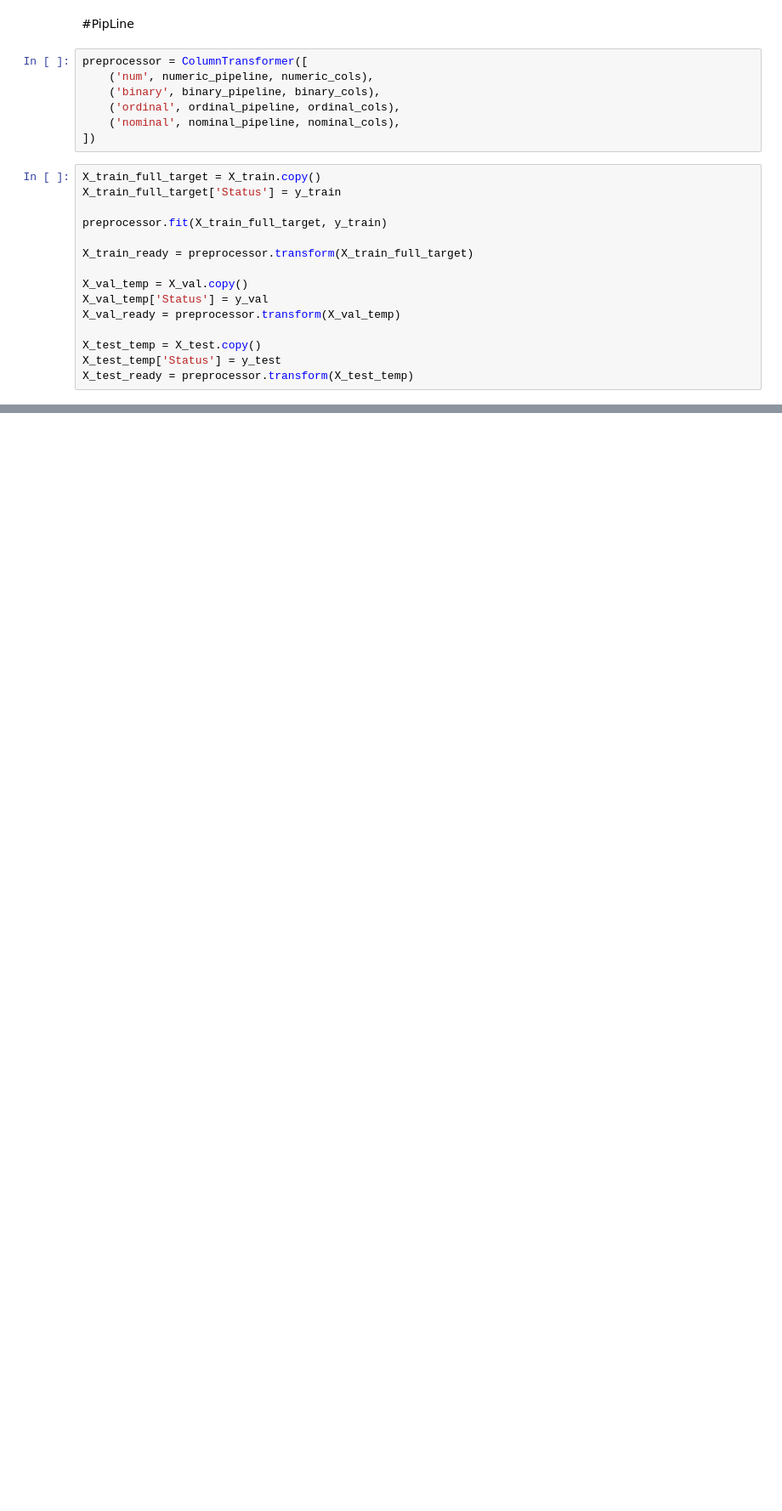
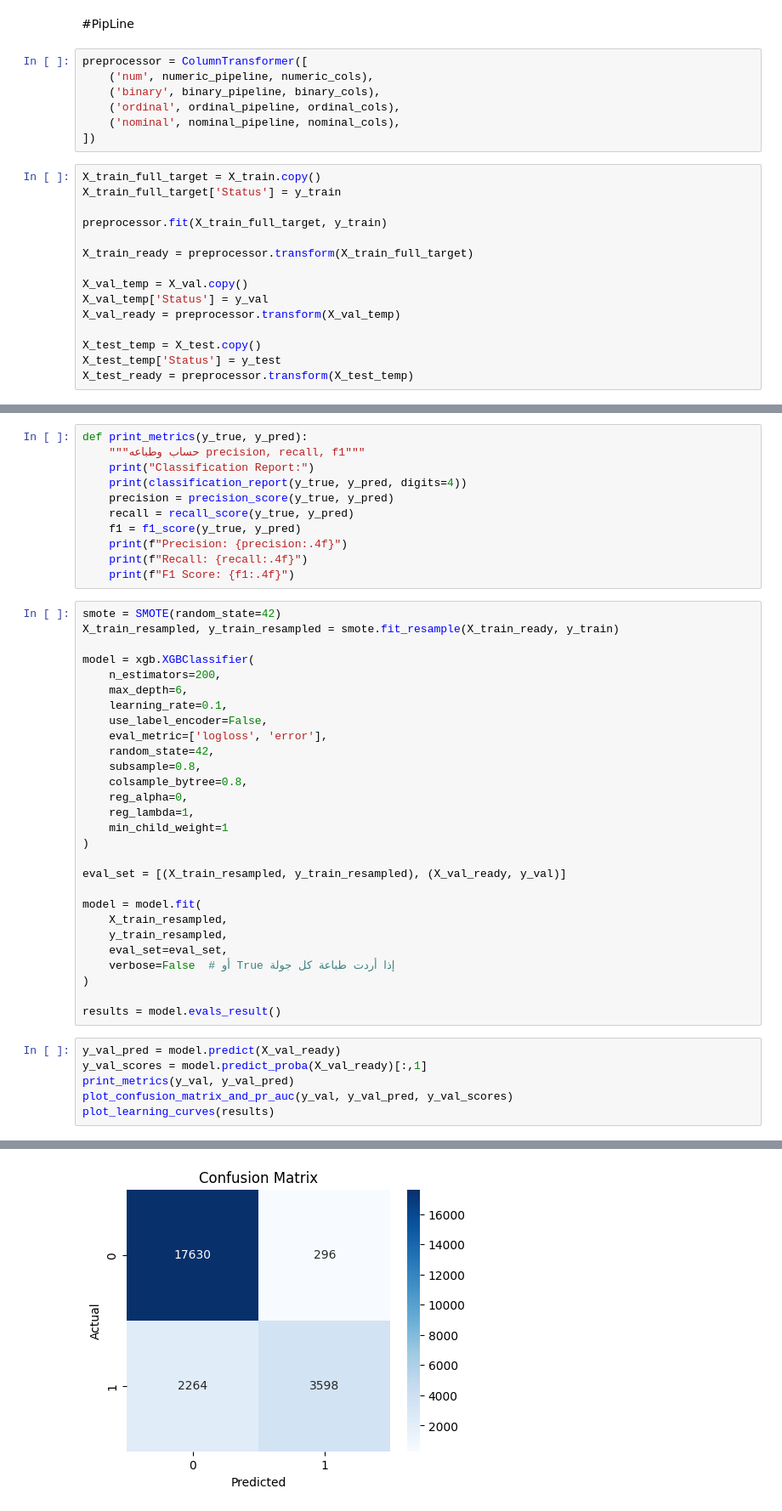
Before and after one commit to angiegh2002/Loan_Default_Detection, a Jupyter notebook: DM&ML (33).ipynb, the cells around one changed output, grey strips where cells are left out. Shown at 85% size. Saved outputs shown, nothing was run; the diff lists cells and outputs as text; blank space fills up the shorter version.

```diff
--- a/DM&ML (33).ipynb
+++ b/DM&ML (33).ipynb
@@ -1194,0 +1098,46 @@ Requirement already satisfied: threadpoolctl<4,>=2.0.0 in /usr/local/lib/python3
+# %%
+def print_metrics(y_true, y_pred):
+    """حساب وطباعه precision, recall, f1"""
+    print("Classification Report:")
+    print(classification_report(y_true, y_pred, digits=4))
+    precision = precision_score(y_true, y_pred)
+    recall = recall_score(y_true, y_pred)
+    f1 = f1_score(y_true, y_pred)
+    print(f"Precision: {precision:.4f}")
+    print(f"Recall: {recall:.4f}")
+    print(f"F1 Score: {f1:.4f}")
+# %%
+smote = SMOTE(random_state=42)
+X_train_resampled, y_train_resampled = smote.fit_resample(X_train_ready, y_train)
+
+model = xgb.XGBClassifier(
+    n_estimators=200,
+    max_depth=6,
+    learning_rate=0.1,
+    use_label_encoder=False,
+    eval_metric=['logloss', 'error'],
+    random_state=42,
+    subsample=0.8,
+    colsample_bytree=0.8,
+    reg_alpha=0,
+    reg_lambda=1,
+    min_child_weight=1
+)
+
+eval_set = [(X_train_resampled, y_train_resampled), (X_val_ready, y_val)]
+
+model = model.fit(
+    X_train_resampled,
+    y_train_resampled,
+    eval_set=eval_set,
+    verbose=False  # أو True إذا أردت طباعة كل جولة
+)
+
+results = model.evals_result()
+# %%
+y_val_pred = model.predict(X_val_ready)
+y_val_scores = model.predict_proba(X_val_ready)[:,1]
+print_metrics(y_val, y_val_pred)
+plot_confusion_matrix_and_pr_auc(y_val, y_val_pred, y_val_scores)
+plot_learning_curves(results)
+# %% [output]
@@ -1194,0 +1157 @@ Requirement already satisfied: threadpoolctl<4,>=2.0.0 in /usr/local/lib/python3
+[figure, added]
```
Also changed, not shown: parts of 23 cells of this notebook.
